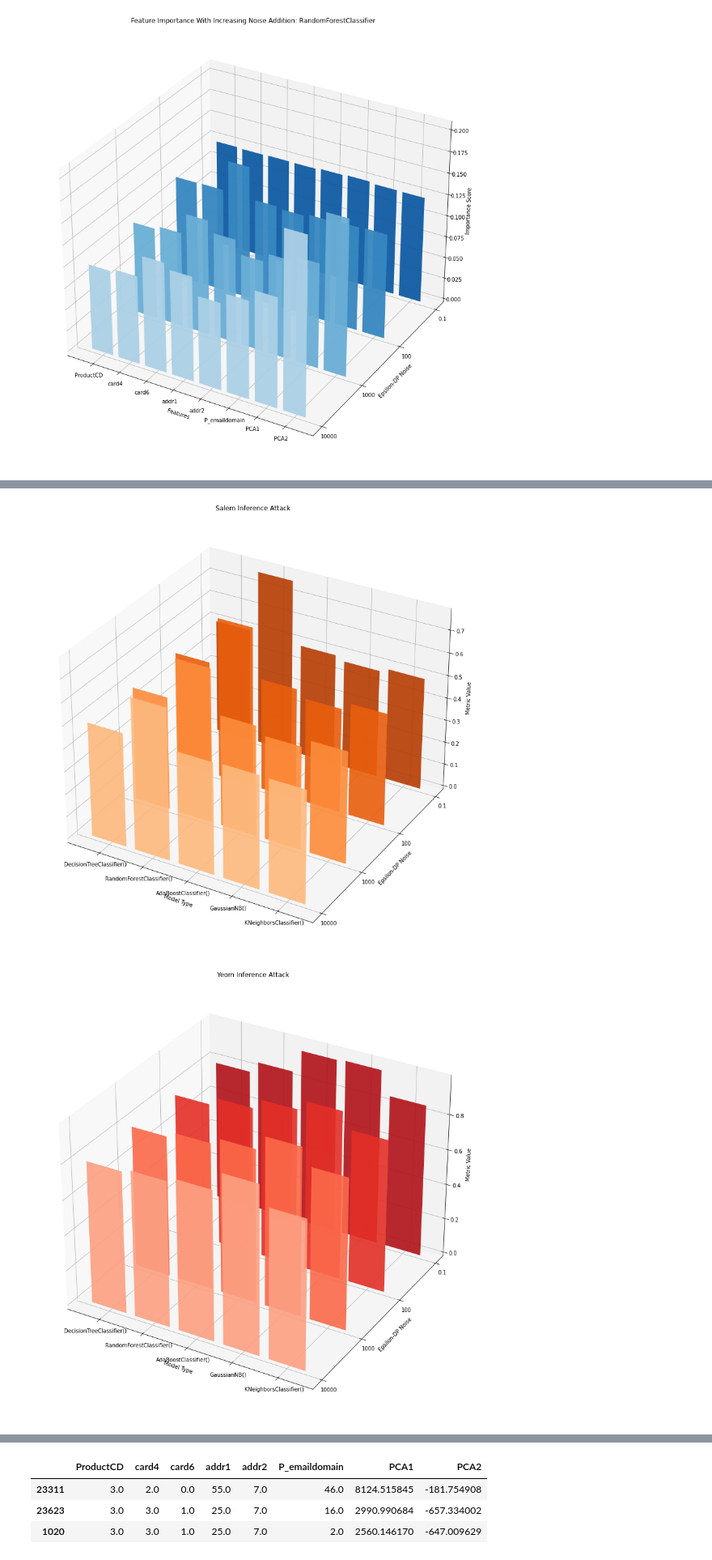
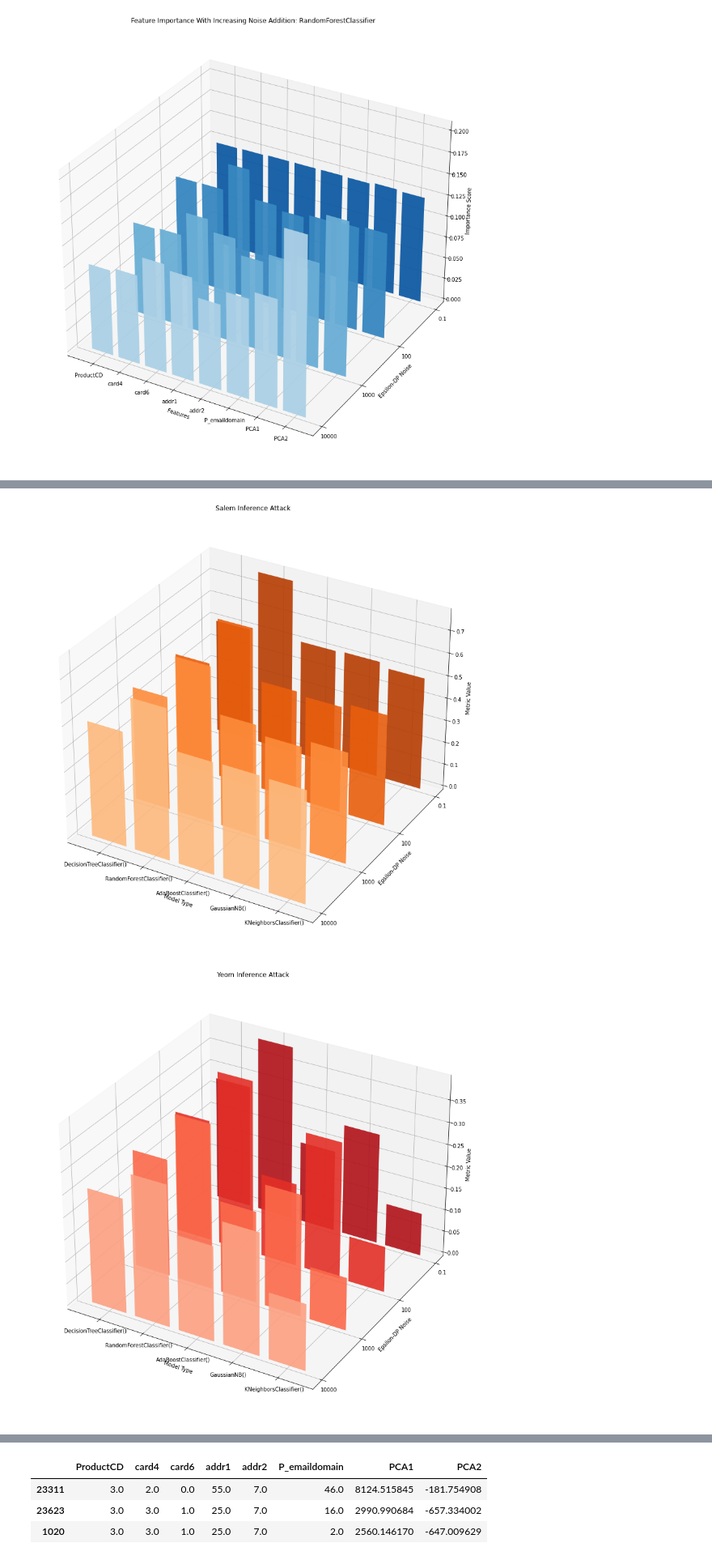
Before and after one commit to s260895/master_thesis_jads, a Jupyter notebook: ieee_fraud_dataset.ipynb, the cells around one changed output, grey strips where cells are left out. Shown at 81% size. Saved outputs shown, nothing was run; the diff lists cells and outputs as text; code cells hidden in the pictures.

```diff
--- a/ieee_fraud_dataset.ipynb
+++ b/ieee_fraud_dataset.ipynb
@@ -64,7 +64,7 @@ warnings.filterwarnings("ignore")
 # Peek at Original Data
 # %%
 # Load Asset Location Data
-asset_location_data = pd.read_csv('train_transaction.csv')
+asset_location_data = pd.read_csv('C:\\Users\\ZankarSS\\Downloads\\train_transaction.csv')
 
 print("Dataset Size:")
 print(asset_location_data.shape)
@@ -589,7 +589,7 @@ def add_dp_noise(x,eps):
     return x_dash
 
 
-SMALL_VALUE = 0.001
+SMALL_VALUE = 0.0001
 
 def cust_log_loss(a, b):
     return [-np.log(max(b[i, a[i]], SMALL_VALUE)) for i in range(len(a))]
@@ -637,38 +637,38 @@ for metric in metrics:
             y_attack = y_attack.astype('int32')
 
             if metric == metrics[0]:
 
-                fpr,tpr,thresholds = roc_curve(y_attack, X_attack[:,1], pos_label=0)
+                fpr,tpr,thresholds = roc_curve(y_attack, X_attack[:,0])
                 attack_score = auc(fpr,tpr)
                 # np.sum(tpr) - np.sum(fpr)
 
             if metric == metrics[1]:
 
                 loss = np.append(train_loss,test_loss)
 
                 ls = cust_log_loss(y.values,X_attack)
 
-                pred_membership = [1 if ls[elem] <= sk_log_loss else 0 for elem in range(len(y.values))]
-                fpr, tpr, thresholds = roc_curve(y_attack, pred_membership, pos_label=0)
+                pred_membership = [1 if ls[elem] <= loss[elem] else 0 for elem in range(len(y.values))]
+                fpr, tpr, thresholds = roc_curve(y_attack, pred_membership)
                 attack_score = auc(tpr,fpr)
                 # np.sum(tpr) - np.sum(fpr)
 
             calculated_metrics.append(attack_score)
             # metric_dict = {elem[0]:elem[1] for elem in zip(metrics,metric_values)}
             # calculated_metrics.append(metric_dict[metric])
 
         ax.bar([str(elem) for elem in classifiers], [elem for elem in calculated_metrics], zs=i*2, zdir='y', alpha=0.9, color=cmap.to_rgba(i))
 
     ax.set_yticks([elem*2 for elem in range(len(epsilons))])
     ax.set_yticklabels(epsilons)
     ax.set_xlabel('Model Type')
     ax.set_ylabel('Epsilon-DP Noise')
     ax.set_zlabel('Metric Value')
     ax.set_title(str(metric))
     plt.show()
 # %% [output]
-[figure, old version]
+[figure, new version]
-[figure, old version]
+[figure, new version]
 # %%
 # plt.subplot(1,2,1)
 
```
Also changed, not shown: parts of 4 cells of this notebook, 6 other files.
